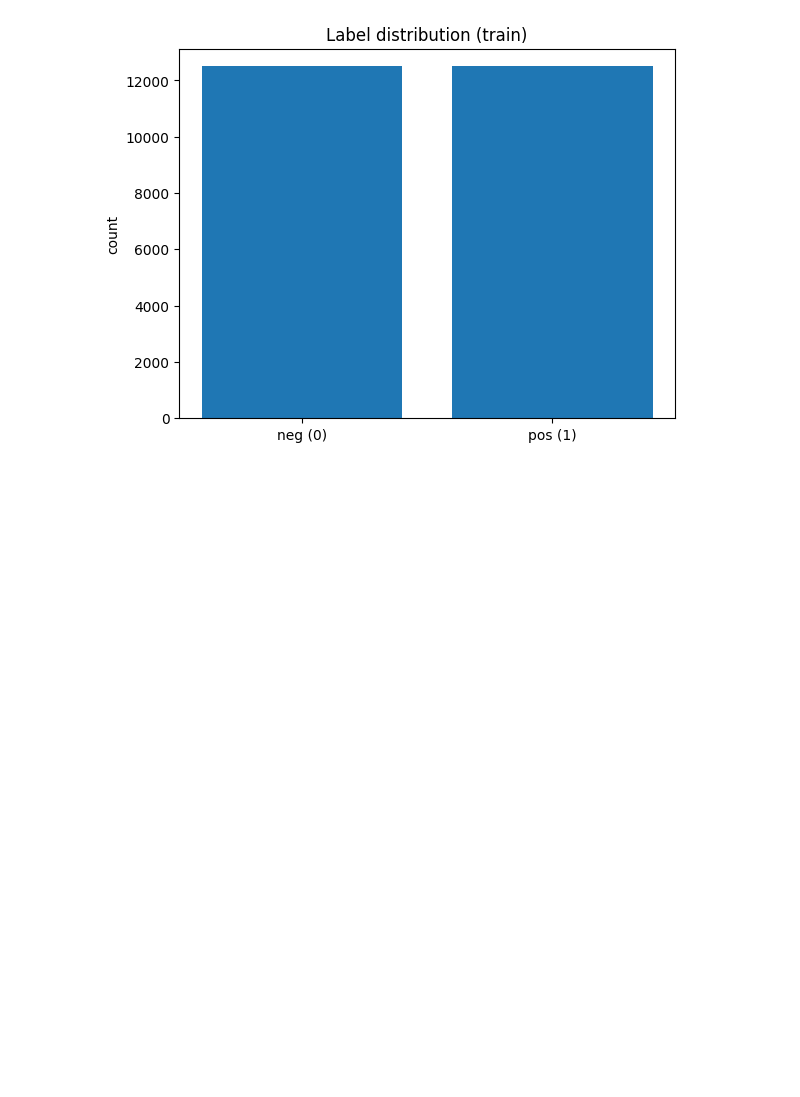
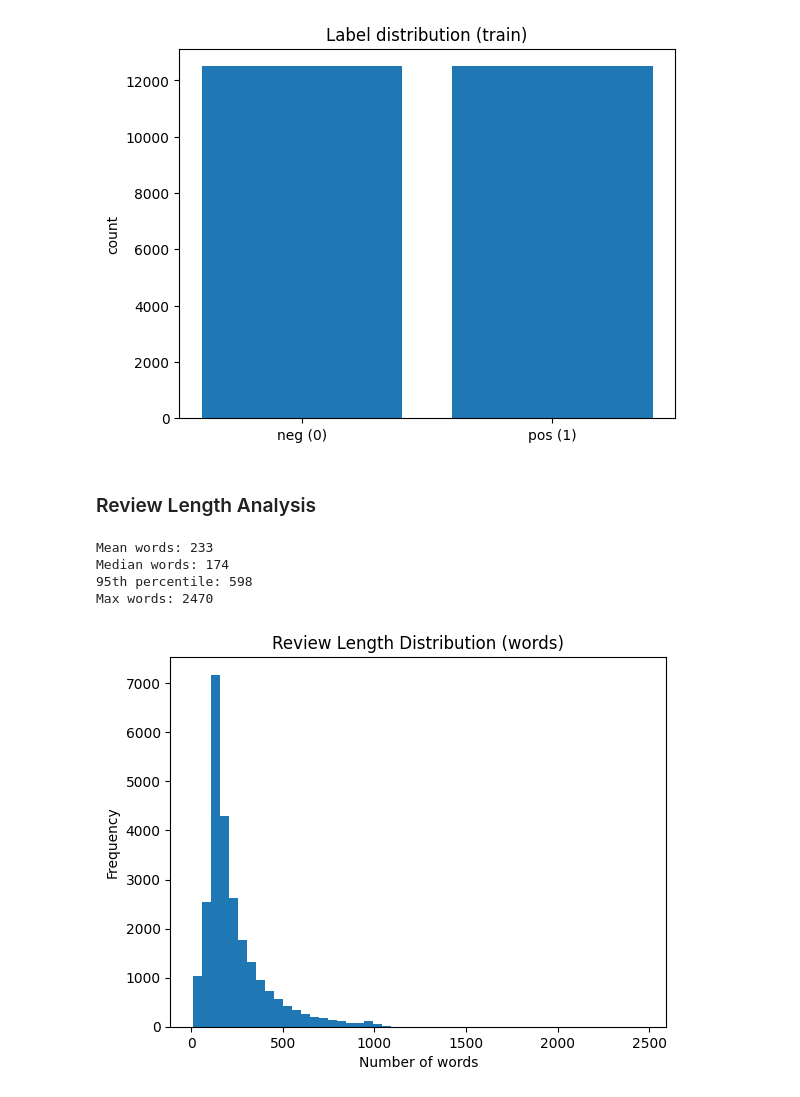
Before and after one commit to Nazgulbunny/sentimentscope-imdb-transformer, a Jupyter notebook: notebooks/SentimentScope.ipynb, the cells around one changed output. Cells and saved outputs as stored; diff of their text form; code cells hidden in the pictures; blank space fills up the shorter version.

Commit message:
analyze review length distribution for tokenization decisions

```diff
--- a/notebooks/SentimentScope.ipynb
+++ b/notebooks/SentimentScope.ipynb
@@ -163,3 +163,26 @@ count  25000.00000
 1    12500
 Name: count, dtype: int64
 [figure]
+# %% [markdown]
+### Review Length Analysis
+# %%
+# Review length in words
+lengths = train_df["review"].apply(lambda x: len(x.split()))
+
+print("Mean words:", int(lengths.mean()))
+print("Median words:", int(lengths.median()))
+print("95th percentile:", int(np.percentile(lengths, 95)))
+print("Max words:", int(lengths.max()))
+
+plt.figure()
+plt.hist(lengths, bins=50)
+plt.title("Review Length Distribution (words)")
+plt.xlabel("Number of words")
+plt.ylabel("Frequency")
+plt.show()
+# %% [output]
+Mean words: 233
+Median words: 174
+95th percentile: 598
+Max words: 2470
+[figure, added]
```
